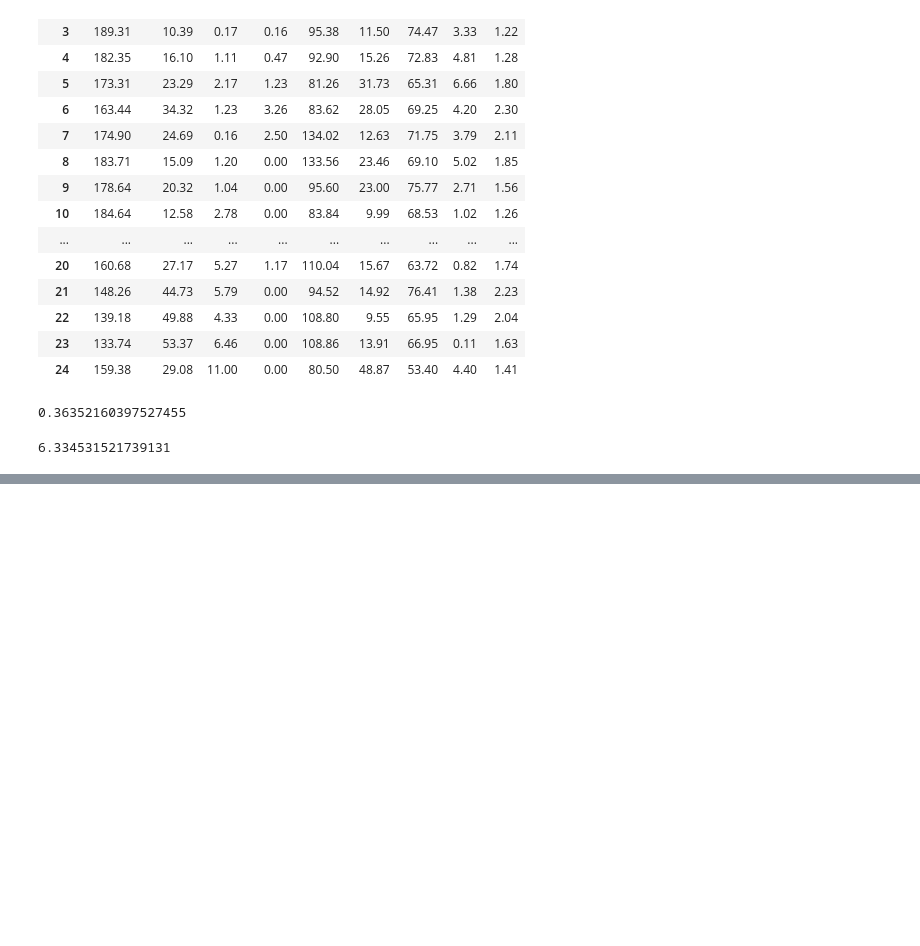
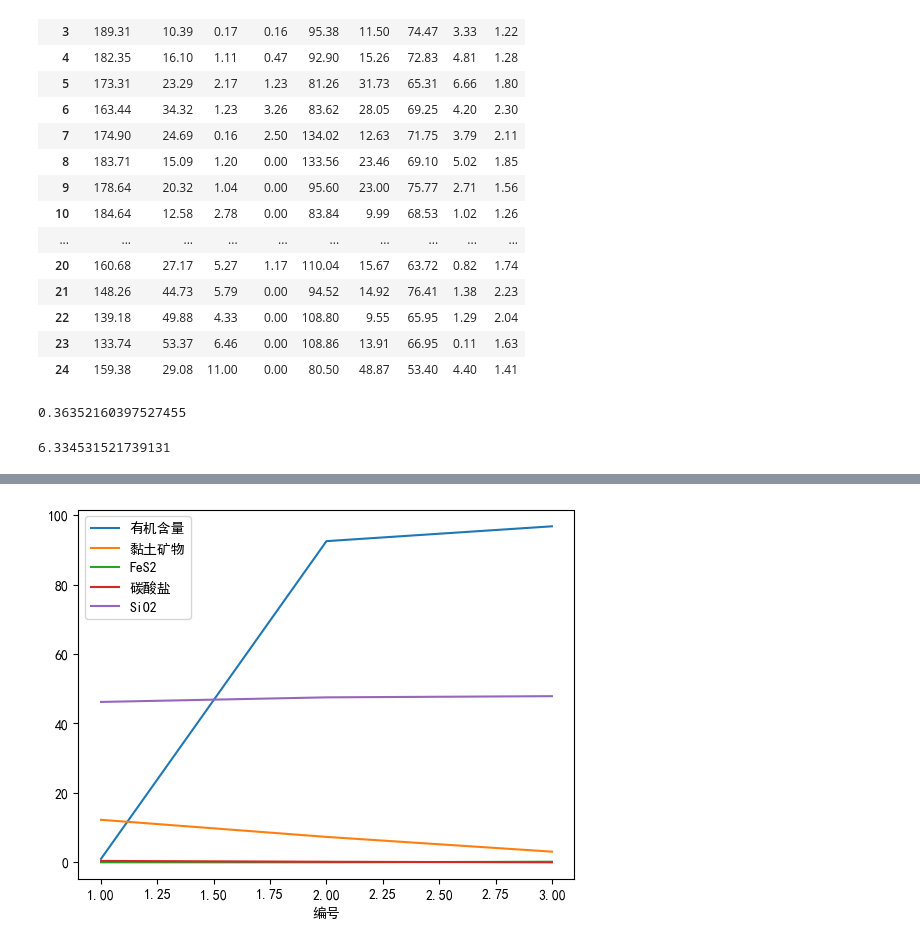
Before and after one commit to xyt556/Big_Data_Test, a Jupyter notebook: Data_preprocess/pandas_1.ipynb, the cells around one changed output, grey strips where cells are left out. Cells and saved outputs as stored; diff of their text form; code cells hidden in the pictures; blank space fills up the shorter version.

```diff
--- a/Data_preprocess/pandas_1.ipynb
+++ b/Data_preprocess/pandas_1.ipynb
@@ -244,0 +334,3 @@ df['有机含量'].cov(df['CaO'])
+# %%
+df.iloc[0,0]=1
+df
@@ -244,0 +356,3 @@ df['有机含量'].cov(df['CaO'])
+# %%
+df['测试']=np.nan
+df
@@ -244,0 +378,5 @@ df['有机含量'].cov(df['CaO'])
+# %%
+df['FeS2'][df['FeS2'] >= 1] = 100
+df
+# df.FeS2[df.FeS2 >= 1] = 100
+# df
@@ -244,0 +444,9 @@ df['有机含量'].cov(df['CaO'])
+# %%
+import matplotlib.pyplot as plt
+plt.rcParams['font.sans-serif'] = ['SimHei']     # 用来显示中文标签
+plt.rcParams['axes.unicode_minus'] = False       # 用来正常显示负号
+# df.plot()
+df.iloc[0:3,0:5].plot()
+plt.show()
+# %% [output]
+[figure, added]
```
Also changed, not shown: parts of 20 cells of this notebook, 4 other files.
